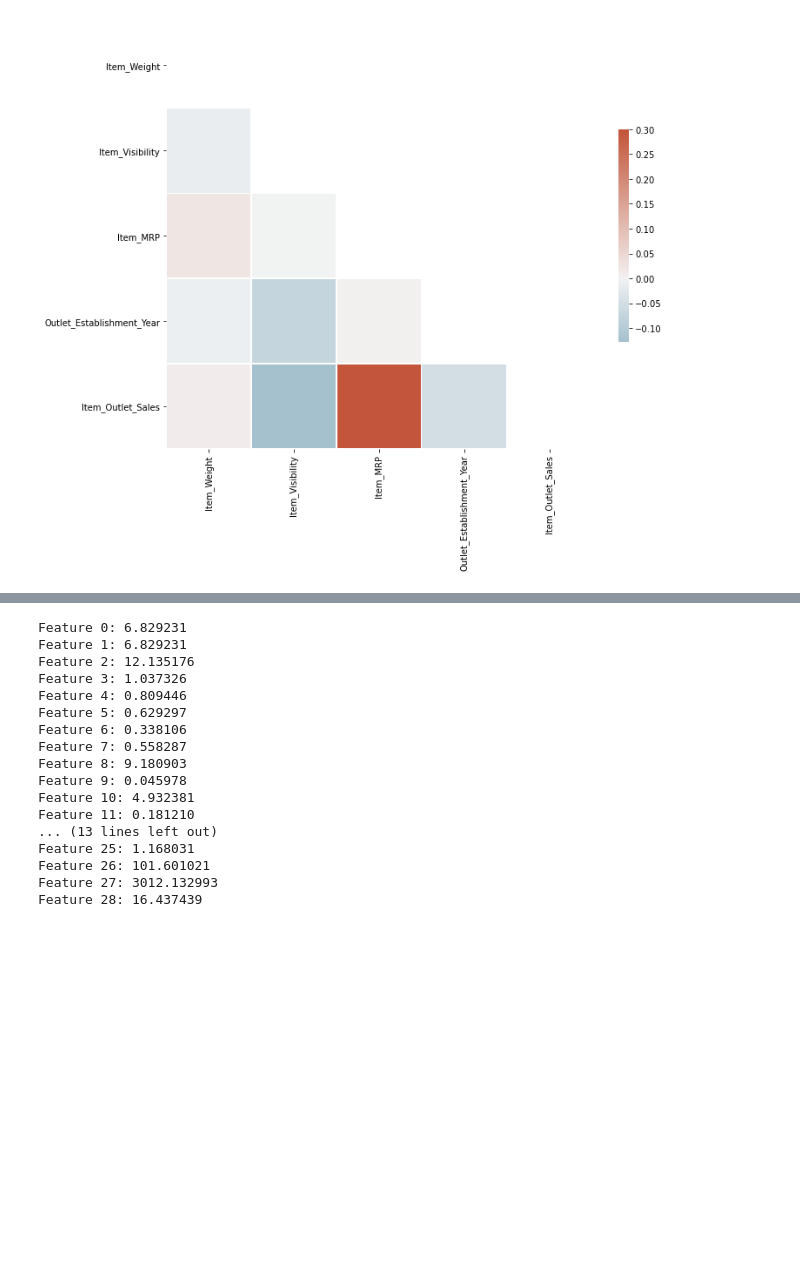
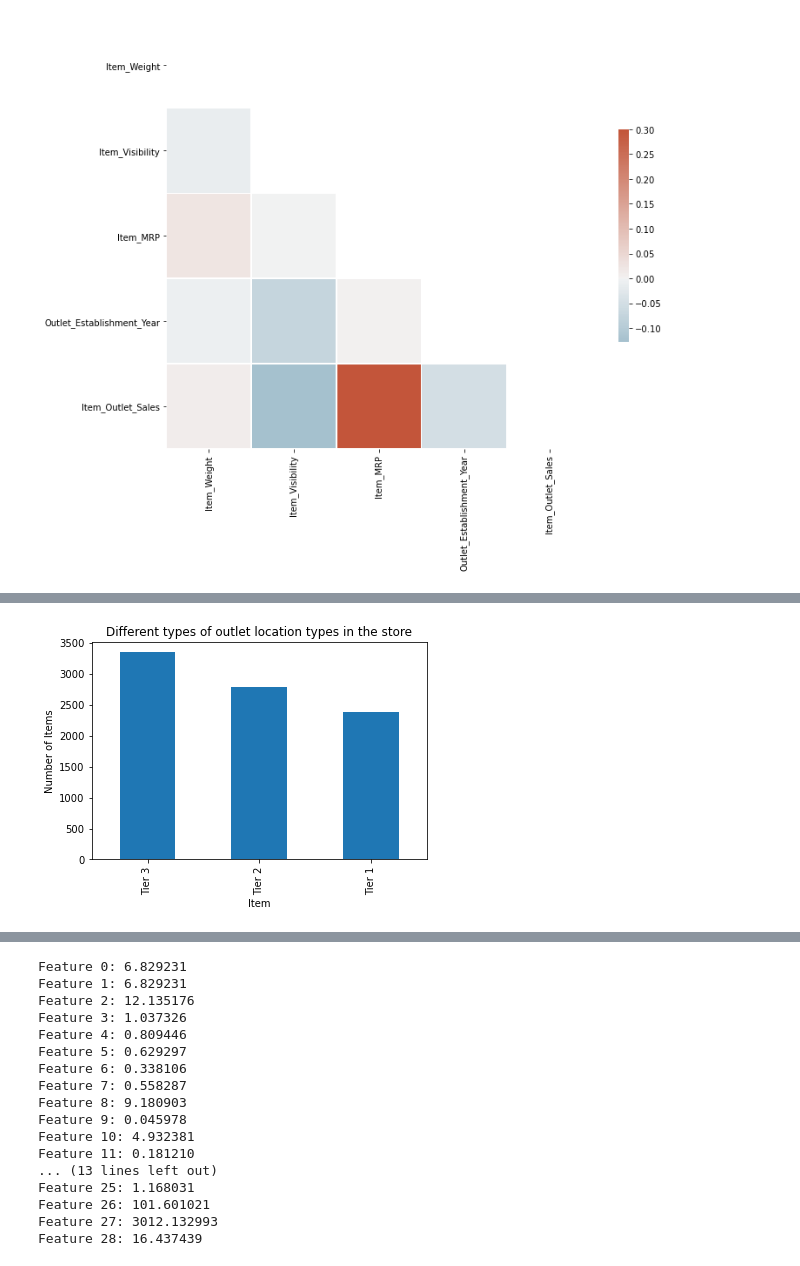
Before and after one commit to OsamahNeamah/Big-Mart, a Jupyter notebook: Big Mart Prediction.ipynb, the cells around one changed output, grey strips where cells are left out. Saved outputs shown, nothing was run; the diff lists cells and outputs as text; code cells hidden in the pictures; blank space fills up the shorter version.

```diff
--- a/Big Mart Prediction.ipynb
+++ b/Big Mart Prediction.ipynb
@@ -328,0 +340,9 @@ X_new = scaler.fit_transform(X_new)
+# %%
+X['Outlet_Location_Type'].value_counts(normalize = True)
+X['Outlet_Location_Type'].value_counts().plot.bar()
+plt.title('Different types of outlet location types in the store')
+plt.xlabel('Item')
+plt.ylabel('Number of Items')
+plt.show()
+# %% [output]
+[figure, added]
```
Also changed, not shown: parts of 5 cells of this notebook.
